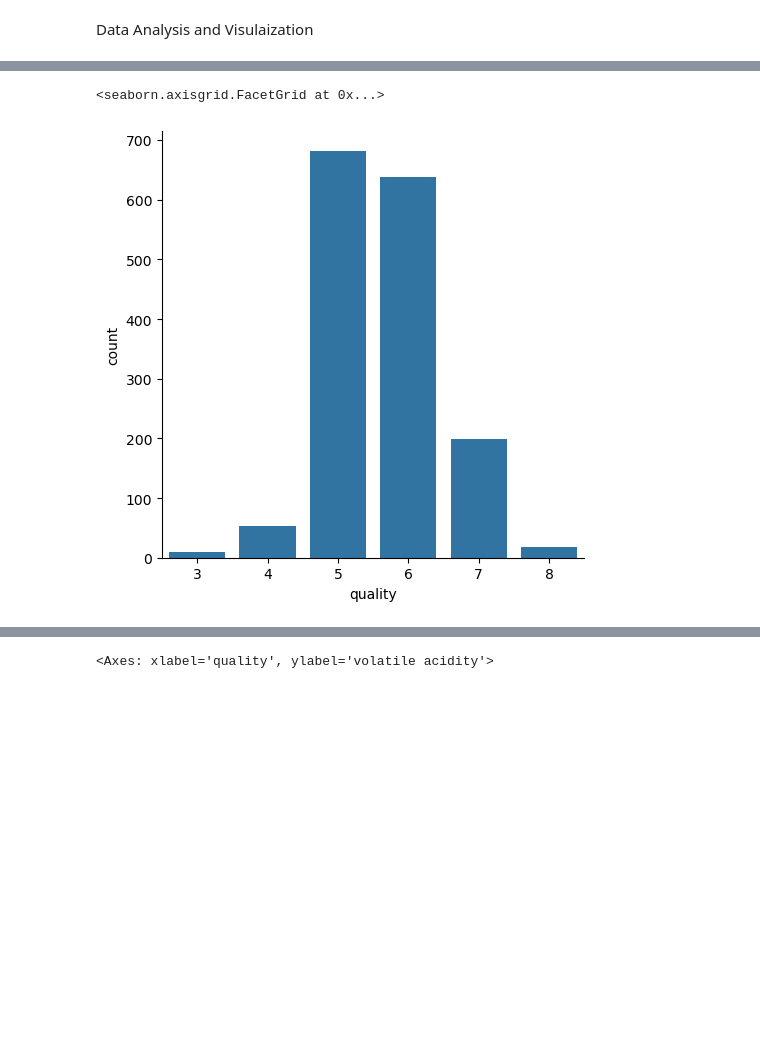
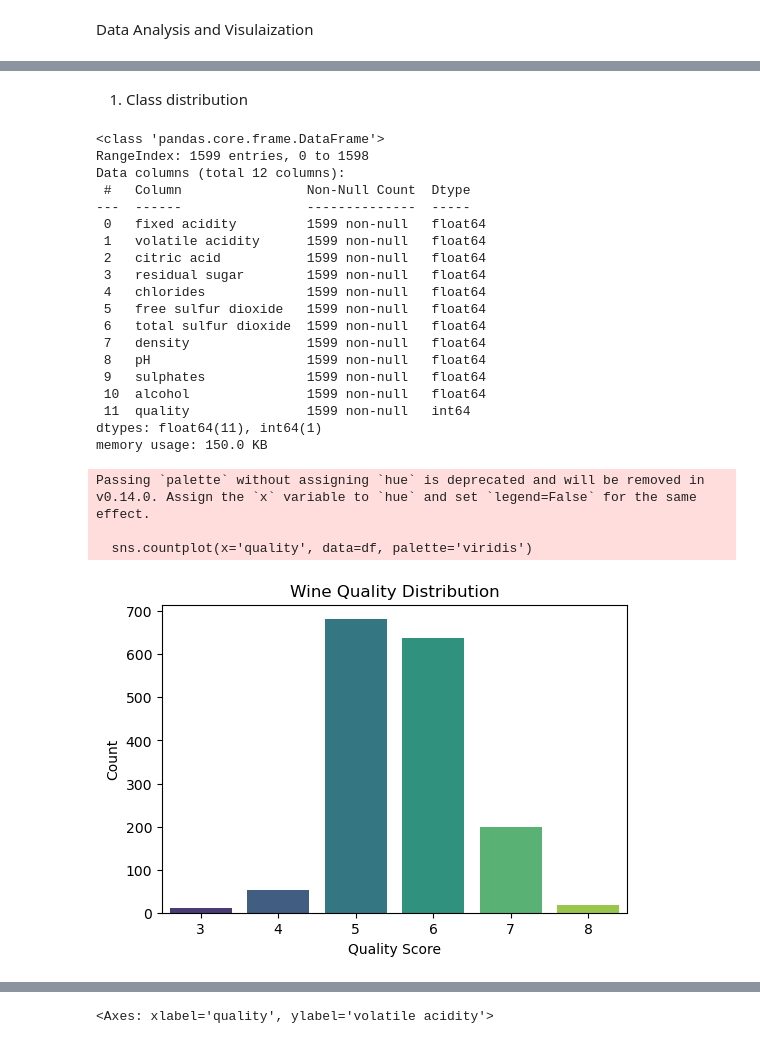
Before and after one commit to SherinDZerogithub/ML-Wine-Predicting-Model-CS1, a Jupyter notebook: wine_quality_predicting_model/notebooks/FC211032_VidusahanPerera/logistic-regression.ipynb, the cells around one changed output, grey strips where cells are left out. Drawn from its saved outputs; the diff is of its cells as text; code cells hidden in the pictures; blank space fills up the shorter version.

Commit message:
data visualization

```diff
--- a/wine_quality_predicting_model/notebooks/FC211032_VidusahanPerera/logistic-regression.ipynb
+++ b/wine_quality_predicting_model/notebooks/FC211032_VidusahanPerera/logistic-regression.ipynb
@@ -55,6 +43,38 @@ df.describe()
-# %%
-# number of values for each quality
-sns.catplot(x='quality', data = df, kind = 'count')
-# %% [output]
-<seaborn.axisgrid.FacetGrid at 0x...>
-[figure, removed]
+# %% [markdown]
+1. Class distribution
+# %%
+# Quick overview of data
+df.info()
+df.describe()
+
+# Check class balance
+plt.figure(figsize=(6,4))
+sns.countplot(x='quality', data=df, palette='viridis')
+plt.title('Wine Quality Distribution')
+plt.xlabel('Quality Score')
+plt.ylabel('Count')
+plt.show()
+# %% [output]
+<class 'pandas.core.frame.DataFrame'>
+RangeIndex: 1599 entries, 0 to 1598
+Data columns (total 12 columns):
+ #   Column                Non-Null Count  Dtype
+---  ------                --------------  -----
+ 0   fixed acidity         1599 non-null   float64
+ 1   volatile acidity      1599 non-null   float64
+ 2   citric acid           1599 non-null   float64
+ 3   residual sugar        1599 non-null   float64
+ 4   chlorides             1599 non-null   float64
+ 5   free sulfur dioxide   1599 non-null   float64
+ 6   total sulfur dioxide  1599 non-null   float64
+ 7   density               1599 non-null   float64
+ 8   pH                    1599 non-null   float64
+ 9   sulphates             1599 non-null   float64
+ 10  alcohol               1599 non-null   float64
+ 11  quality               1599 non-null   int64
+dtypes: float64(11), int64(1)
+memory usage: 150.0 KB
+Passing `palette` without assigning `hue` is deprecated and will be removed in v0.14.0. Assign the `x` variable to `hue` and set `legend=False` for the same effect.
+
+  sns.countplot(x='quality', data=df, palette='viridis')
+[figure, added]
```
Also changed, not shown: parts of 4 cells of this notebook.
